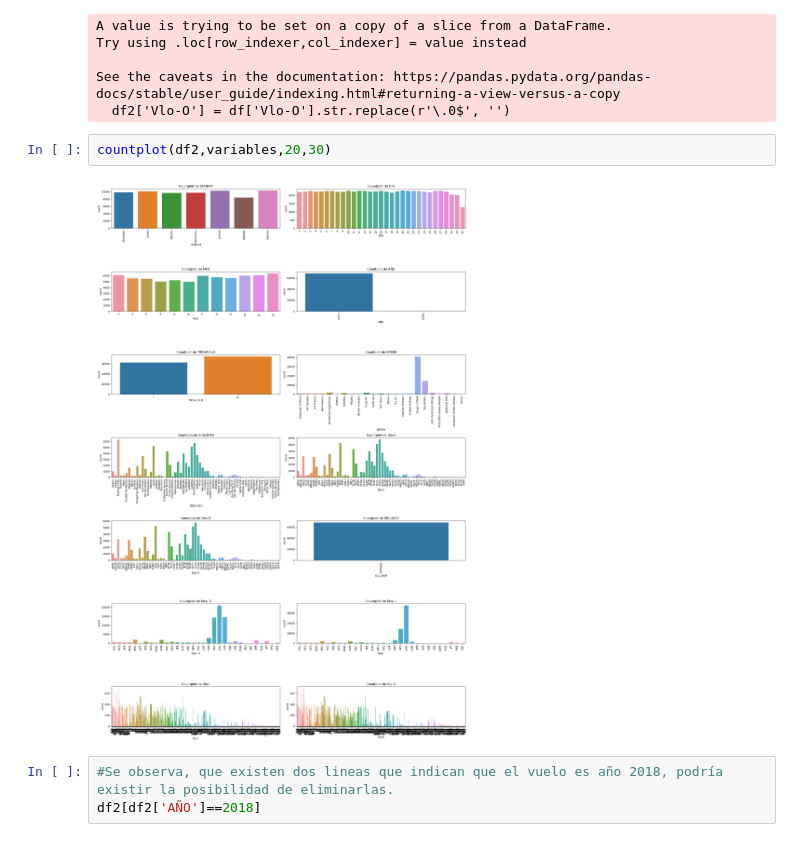
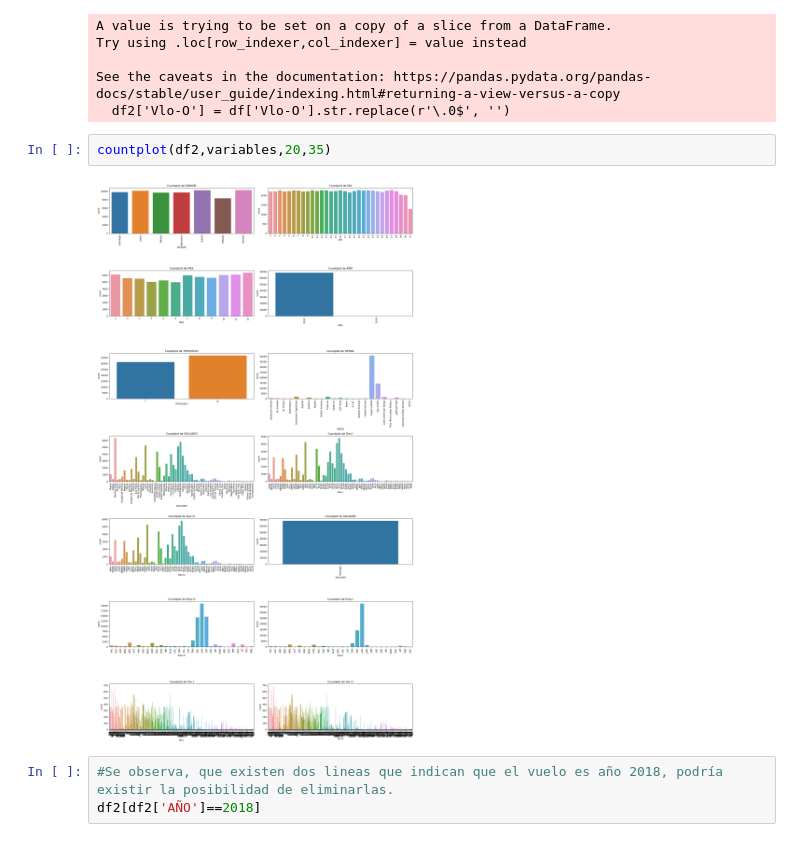
Before and after one commit to jallende6/Challenge_Data_Scientist_LATAM, a Jupyter notebook: Challenge Data Scientist - Jorge Allende.ipynb, the cells around one changed output. Cells and saved outputs as stored; diff of their text form.

```diff
--- a/Challenge Data Scientist - Jorge Allende.ipynb
+++ b/Challenge Data Scientist - Jorge Allende.ipynb
@@ -184,9 +184,9 @@ Try using .loc[row_indexer,col_indexer] = value instead
 See the caveats in the documentation: https://pandas.pydata.org/pandas-docs/stable/user_guide/indexing.html#returning-a-view-versus-a-copy
   df2['Vlo-O'] = df['Vlo-O'].str.replace(r'\.0$', '')
 # %%
-countplot(df2,variables,20,30)
+countplot(df2,variables,20,35)
 # %% [output]
-[figure, old version]
+[figure, new version]
 # %%
 #Se observa, que existen dos lineas que indican que el vuelo es año 2018, podría existir la posibilidad de eliminarlas.
 df2[df2['AÑO']==2018]
```
Also changed, not shown: parts of 8 cells of this notebook, 1 other file.
